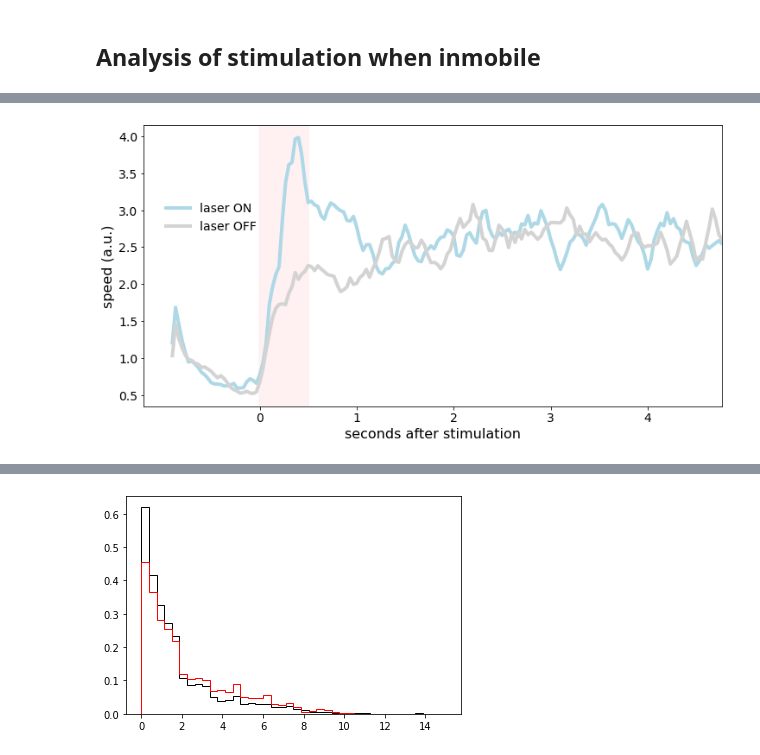
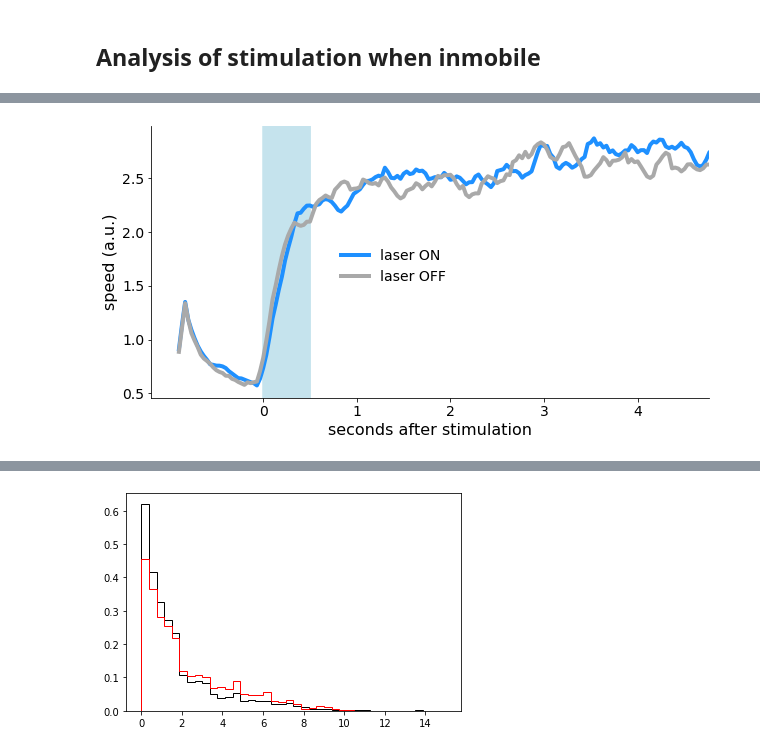
Before and after one commit to HernandoMV/BehaviouralAnalysis, a Jupyter notebook: Dopamine_optostimulation.ipynb, the cells around one changed output, grey strips where cells are left out. Saved outputs shown, nothing was run; the diff lists cells and outputs as text; code cells hidden in the pictures.

```diff
--- a/Dopamine_optostimulation.ipynb
+++ b/Dopamine_optostimulation.ipynb
@@ -712,7 +729,8 @@ def calculate_moving_frame(arr, thr):
 # %%
 # raw_data_dir = '/home/hernandom/data/Behavioural_Data/rtpp/DA_stimulation_when_inmobile_Apr2022/NAc_control/raw_data'
-raw_data_dir = '/home/hernandom/data/Behavioural_Data/rtpp/DA_stimulation_when_inmobile_Apr2022/None_control/raw_data'
+# raw_data_dir = '/home/hernandom/data/Behavioural_Data/rtpp/DA_stimulation_when_inmobile_Apr2022/None_control/raw_data'
 # raw_data_dir = '/home/hernandom/data/Behavioural_Data/rtpp/DA_stimulation_when_inmobile_Apr2022/raw_data'
+raw_data_dir = '/home/hernandom/data/Behavioural_Data/rtpp/DA_stimulation_when_inmobile_Apr2022/LightON_control/raw_data'
 
 # create output dir
 out_dir = os.path.join(os.path.dirname(raw_data_dir), 'processed_data/')
@@ -762,7 +787,7 @@ control_trials_indeces = np.array(control_trials_indeces)
 # get an array that is trials by speed_vector_Xs_after or acceleration
 column = 'speed'
 s_after = 5
-avg_factor = 3
+avg_factor = 5
 frame_rate = 30
 stimulation_array = get_speed_array(fdf, stim_trials_indeces, s_after * frame_rate, avg_factor, column)
 control_array = get_speed_array(fdf, control_trials_indeces, s_after * frame_rate, avg_factor, column)
@@ -800,7 +825,7 @@ for i, arr in enumerate(data):
 
     #beautify
     ax.set_xlim(xlims)
-    xt = [x for x in range(27,160,30)]
+    xt = [x for x in range(BEFORE_STIM_FRAMES,160,30)]
     ax.set_xticks(xt)
     ax.set_xticklabels([int(x / frame_rate) for x in xt])
     ax.set_xlabel('seconds after stimulation')
@@ -821,0 +847,13 @@ plt.show()
+# %%
+# With the light on, sometimes the tracking picks up the top of the fibers
+# Fix it
+speed_threshold = 20
+
+stimulation_array[stimulation_array > speed_threshold] = np.nan
+control_array[control_array > speed_threshold] = np.nan
+
+for i in range(stimulation_array.shape[0]):
+    stimulation_array[i,:] = fill_nan(stimulation_array[i,:])
+
+for i in range(control_array.shape[0]):
+    control_array[i,:] = fill_nan(control_array[i,:])
@@ -822,37 +919,37 @@ plt.show()
 # %%
-from matplotlib.patches import FancyBboxPatch
+# plot a collapsed heatmap
 
-hues = ['lightgrey', 'lightblue']
+hues = ['darkgrey', 'dodgerblue']
 sns.set_palette(hues)
 
-fig, ax = plt.subplots(1,1, figsize=[12,6])
-# add stim window TODO
+fig2, ax = plt.subplots(1,1, figsize=[10,5])
 
-# plot a collapsed heatmap
 ax.plot(np.mean(stimulation_array, axis=0), color=hues[1], linewidth=4, label='laser ON')
 ax.plot(np.mean(control_array, axis=0), color=hues[0], linewidth=4, label='laser OFF')
 
-left, bottom, width, height = (27, 0, .5 * frame_rate, ax.get_xlim()[1])
+left, bottom, width, height = (BEFORE_STIM_FRAMES, 0, .5 * frame_rate, ax.get_xlim()[1])
 rect=FancyBboxPatch((left,bottom),width,height,
                     #fill=False,
-                    alpha=0.2,
+                    alpha=0.7,
                     #color="purple",
                     linewidth=0,
-                    facecolor="lightpink",
+                    facecolor="lightblue",
                     zorder = -3)
 ax.add_patch(rect)
 
 ax.set_xticks(xt)
 ax.set_xticklabels([int(x / frame_rate) for x in xt])
 ax.set_xlabel('seconds after stimulation', fontsize=16)
 ax.set_ylabel(column + ' (a.u.)', fontsize=16)
 ax.set_xlim([ax.get_xlim()[0], 170])
 ax.tick_params(axis='both', which='major', labelsize=14)
+ax.spines['top'].set_visible(False)
+ax.spines['right'].set_visible(False)
 
-ax.legend(frameon=False, fontsize=14, loc=[.03,.6])
+ax.legend(frameon=False, fontsize=14, loc=[.33,.4])
 
 plt.savefig(out_dir + 'DAstim_when_inmobile_mean_' + column + '_threshold-' + str(threshold) + '.pdf',
             transparent=True, bbox_inches='tight')
 plt.show()
 # %% [output]
-[figure, old version]
+[figure, new version]
```
Also changed, not shown: parts of 22 cells of this notebook.
